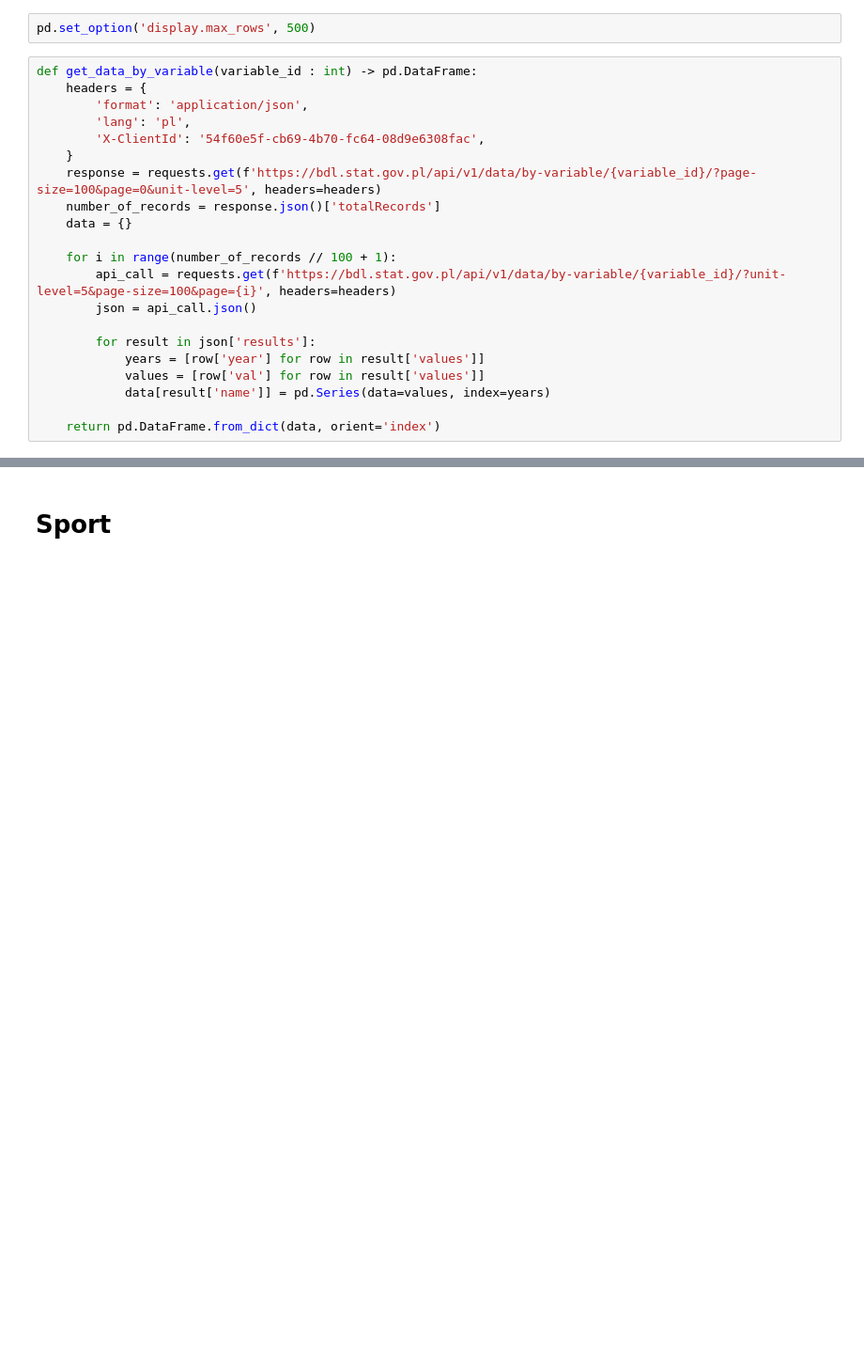
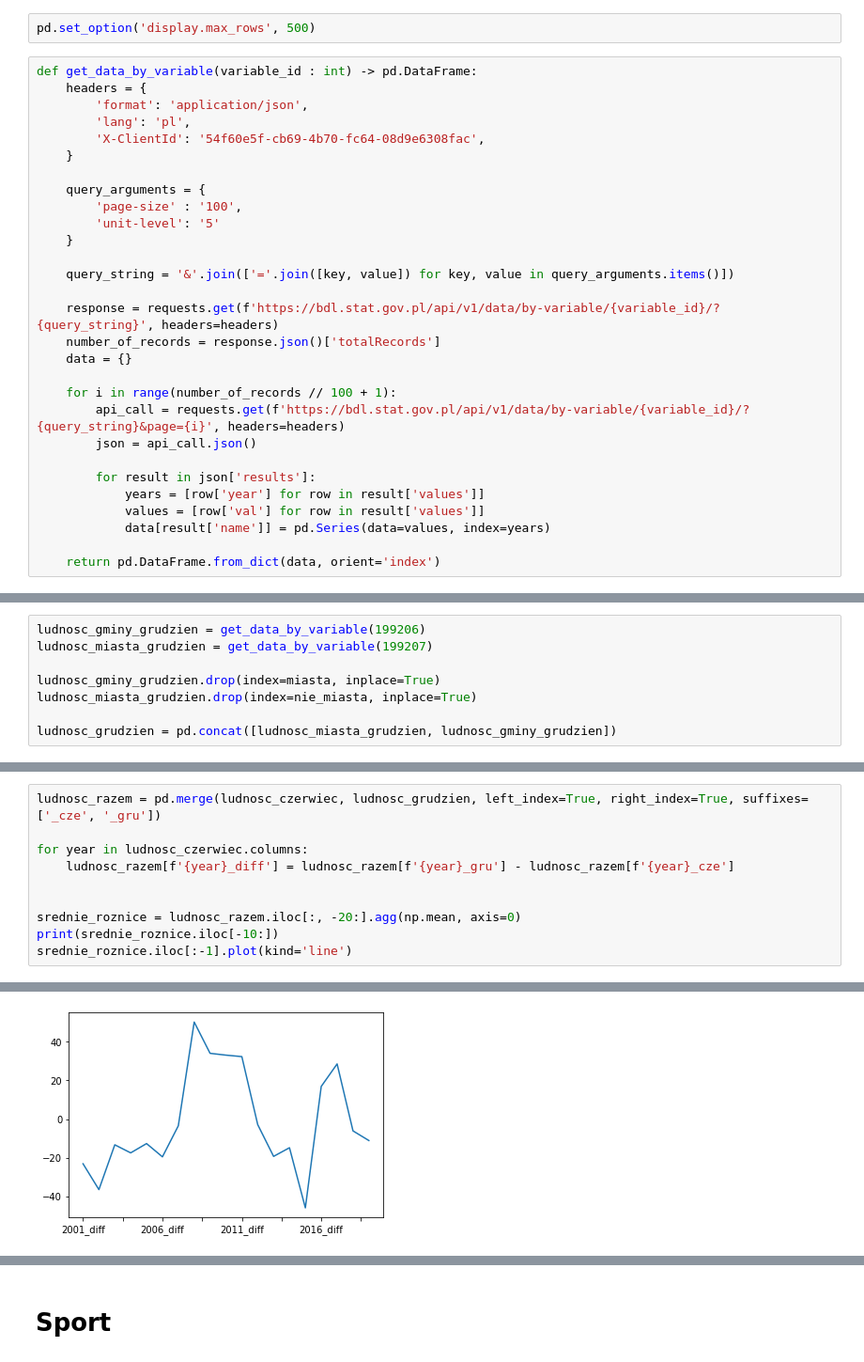
Before and after one commit to wojtekolesinski/bicycle-shop-case-study, a Jupyter notebook: notebook.ipynb, the cells around one changed output, grey strips where cells are left out. Shown at 94% size. Cells and saved outputs as stored; diff of their text form; blank space fills up the shorter version.

```diff
--- a/notebook.ipynb
+++ b/notebook.ipynb
@@ -11,12 +13,20 @@ def get_data_by_variable(variable_id : int) -> pd.DataFrame:
         'lang': 'pl',
         'X-ClientId': '54f60e5f-cb69-4b70-fc64-08d9e6308fac',
     }
-    response = requests.get(f'https://bdl.stat.gov.pl/api/v1/data/by-variable/{variable_id}/?page-size=100&page=0&unit-level=5', headers=headers)
+
+    query_arguments = {
+        'page-size' : '100',
+        'unit-level': '5'
+    }
+
+    query_string = '&'.join(['='.join([key, value]) for key, value in query_arguments.items()])
+
+    response = requests.get(f'https://bdl.stat.gov.pl/api/v1/data/by-variable/{variable_id}/?{query_string}', headers=headers)
     number_of_records = response.json()['totalRecords']
     data = {}
 
     for i in range(number_of_records // 100 + 1):
-        api_call = requests.get(f'https://bdl.stat.gov.pl/api/v1/data/by-variable/{variable_id}/?unit-level=5&page-size=100&page={i}', headers=headers)
+        api_call = requests.get(f'https://bdl.stat.gov.pl/api/v1/data/by-variable/{variable_id}/?{query_string}&page={i}', headers=headers)
         json = api_call.json()
 
         for result in json['results']:
@@ -51,0 +91,8 @@ def get_data_by_variable(variable_id : int) -> pd.DataFrame:
+# %%
+ludnosc_gminy_grudzien = get_data_by_variable(199206)
+ludnosc_miasta_grudzien = get_data_by_variable(199207)
+
+ludnosc_gminy_grudzien.drop(index=miasta, inplace=True)
+ludnosc_miasta_grudzien.drop(index=nie_miasta, inplace=True)
+
+ludnosc_grudzien = pd.concat([ludnosc_miasta_grudzien, ludnosc_gminy_grudzien])
@@ -51,0 +101,11 @@ def get_data_by_variable(variable_id : int) -> pd.DataFrame:
+# %%
+ludnosc_razem = pd.merge(ludnosc_czerwiec, ludnosc_grudzien, left_index=True, right_index=True, suffixes=['_cze', '_gru'])
+
+for year in ludnosc_czerwiec.columns:
+    ludnosc_razem[f'{year}_diff'] = ludnosc_razem[f'{year}_gru'] - ludnosc_razem[f'{year}_cze']
+
+
+srednie_roznice = ludnosc_razem.iloc[:, -20:].agg(np.mean, axis=0)
+print(srednie_roznice.iloc[-10:])
+srednie_roznice.iloc[:-1].plot(kind='line')
+# %% [output]
@@ -51,0 +124 @@ def get_data_by_variable(variable_id : int) -> pd.DataFrame:
+[figure, added]
```
Also changed, not shown: parts of 52 cells of this notebook.
